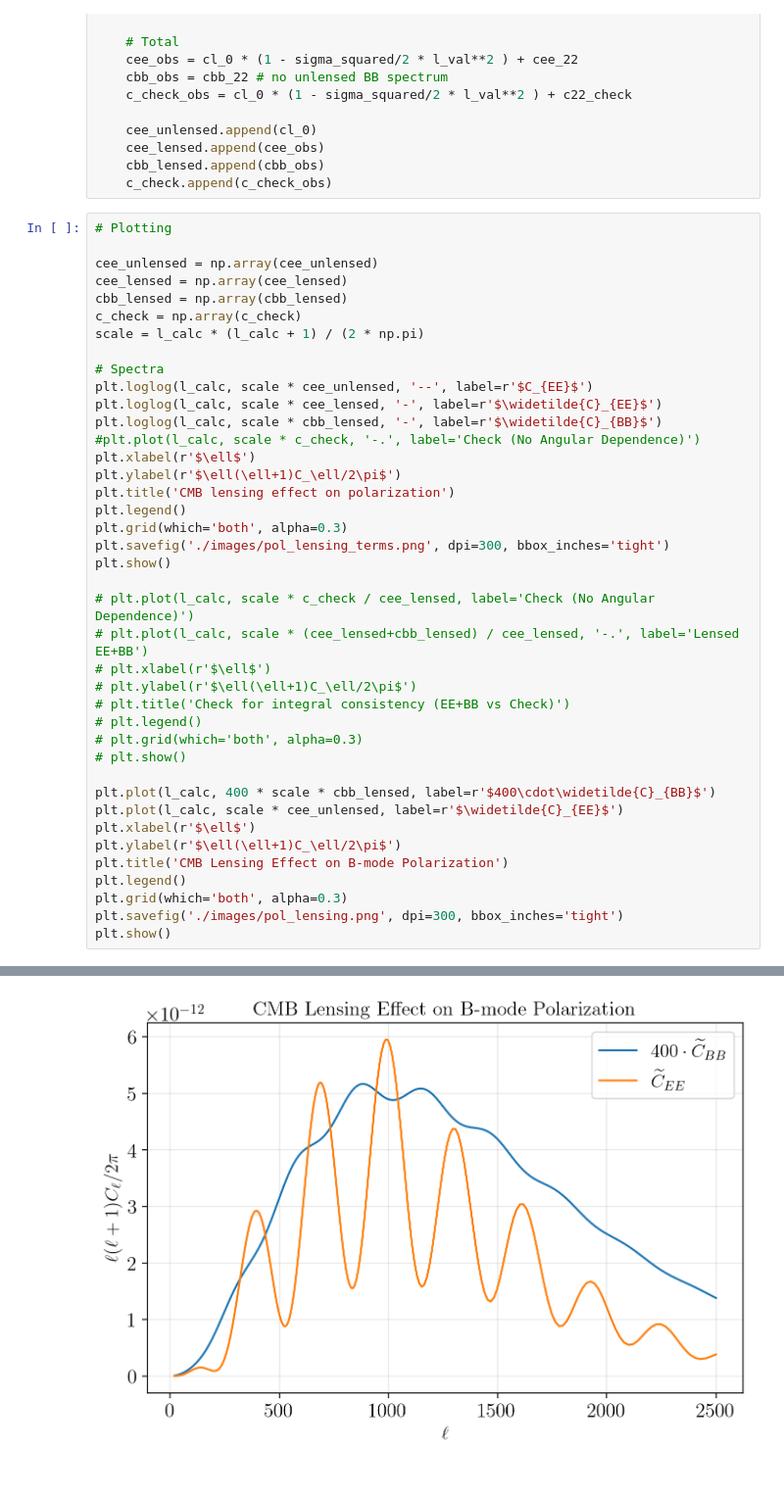
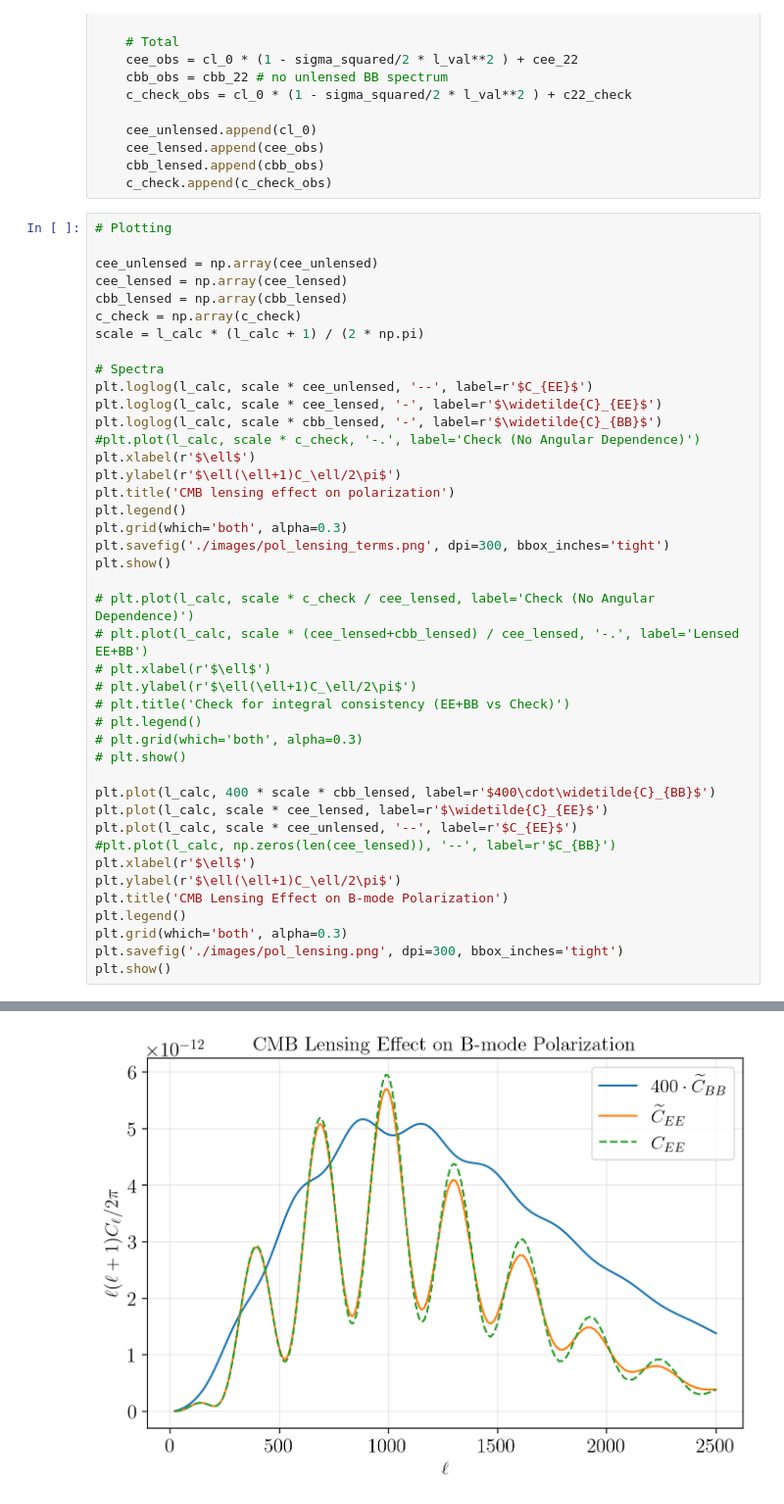
Before and after one commit to tommasoperitoree/AdvancedGravitationalPhysiscs, a Jupyter notebook: exam.ipynb, the cells around one changed output, grey strips where cells are left out. Shown at 98% size. Saved outputs shown, nothing was run; the diff lists cells and outputs as text.

```diff
--- a/exam.ipynb
+++ b/exam.ipynb
@@ -467,32 +467,34 @@ plt.loglog(l_calc, scale * cee_unlensed, '--', label=r'$C_{EE}$')
 plt.loglog(l_calc, scale * cee_lensed, '-', label=r'$\widetilde{C}_{EE}$')
 plt.loglog(l_calc, scale * cbb_lensed, '-', label=r'$\widetilde{C}_{BB}$')
 #plt.plot(l_calc, scale * c_check, '-.', label='Check (No Angular Dependence)')
 plt.xlabel(r'$\ell$')
 plt.ylabel(r'$\ell(\ell+1)C_\ell/2\pi$')
 plt.title('CMB lensing effect on polarization')
 plt.legend()
 plt.grid(which='both', alpha=0.3)
 plt.savefig('./images/pol_lensing_terms.png', dpi=300, bbox_inches='tight')
 plt.show()
 
 # plt.plot(l_calc, scale * c_check / cee_lensed, label='Check (No Angular Dependence)')
 # plt.plot(l_calc, scale * (cee_lensed+cbb_lensed) / cee_lensed, '-.', label='Lensed EE+BB')
 # plt.xlabel(r'$\ell$')
 # plt.ylabel(r'$\ell(\ell+1)C_\ell/2\pi$')
 # plt.title('Check for integral consistency (EE+BB vs Check)')
 # plt.legend()
 # plt.grid(which='both', alpha=0.3)
 # plt.show()
 
 plt.plot(l_calc, 400 * scale * cbb_lensed, label=r'$400\cdot\widetilde{C}_{BB}$')
-plt.plot(l_calc, scale * cee_unlensed, label=r'$\widetilde{C}_{EE}$')
+plt.plot(l_calc, scale * cee_lensed, label=r'$\widetilde{C}_{EE}$')
+plt.plot(l_calc, scale * cee_unlensed, '--', label=r'$C_{EE}$')
+#plt.plot(l_calc, np.zeros(len(cee_lensed)), '--', label=r'$C_{BB}')
 plt.xlabel(r'$\ell$')
 plt.ylabel(r'$\ell(\ell+1)C_\ell/2\pi$')
 plt.title('CMB Lensing Effect on B-mode Polarization')
 plt.legend()
 plt.grid(which='both', alpha=0.3)
 plt.savefig('./images/pol_lensing.png', dpi=300, bbox_inches='tight')
 plt.show()
 # %% [output]
 [figure]
-[figure, old version]
+[figure, new version]
```
Also changed, not shown: parts of 1 cell of this notebook, 5 other files.
